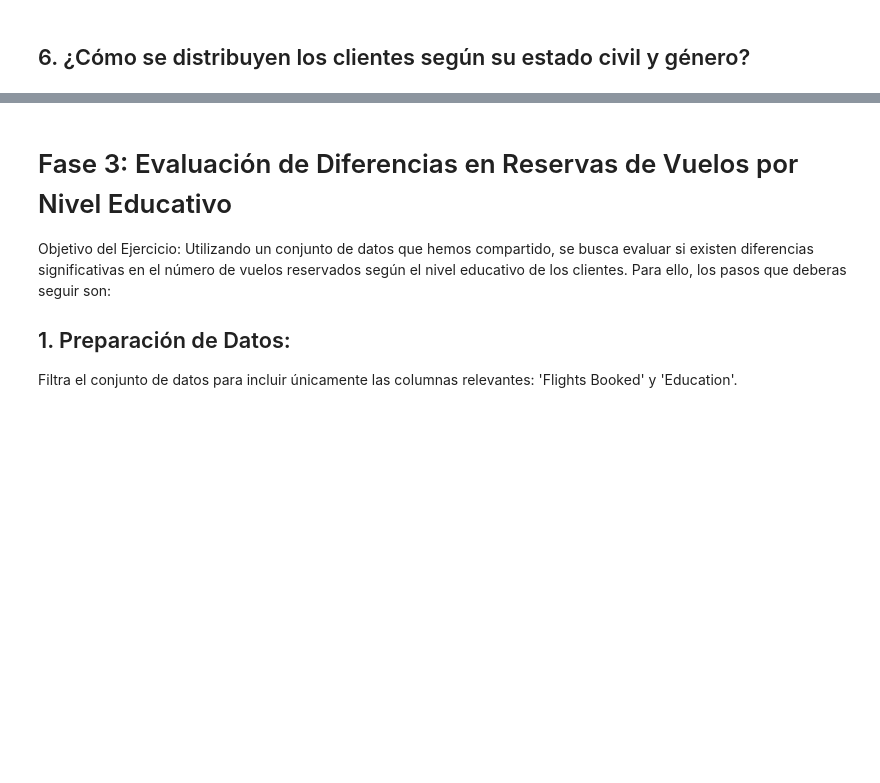
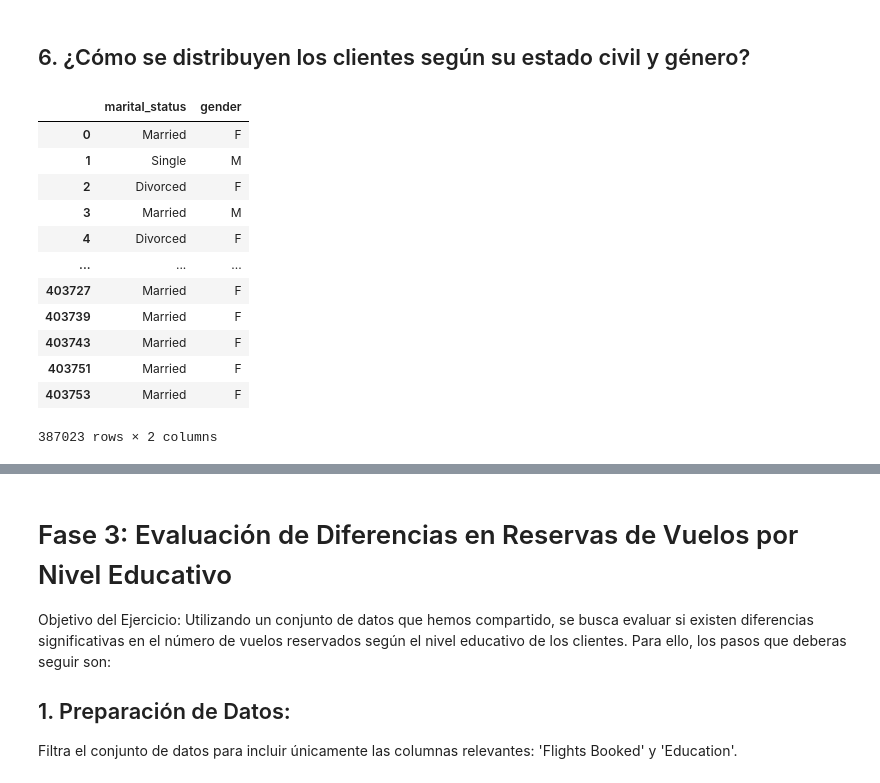
Before and after one commit to Adalab/bda-modulo-3-evaluacion-final-inesaag, a Jupyter notebook: evaluacion.ipynb, the cells around one changed output, grey strips where cells are left out. Saved outputs shown, nothing was run; the diff lists cells and outputs as text; code cells hidden in the pictures; blank space fills up the shorter version.

```diff
--- a/evaluacion.ipynb
+++ b/evaluacion.ipynb
@@ -671,2 +708,19 @@ A mayor nivel educativo mayor es el promedio del salario. Siguiendo esta teoría
 # %% [markdown]
 ## 6. ¿Cómo se distribuyen los clientes según su estado civil y género?
+# %%
+df_marital = df_completo[df_completo['loyalty_number'].duplicated(keep='last')][['marital_status','gender']]
+df_marital
+# %% [output]
+|  | marital_status | gender |
+| 0 | Married | F |
+| 1 | Single | M |
+| 2 | Divorced | F |
+| 3 | Married | M |
+| 4 | Divorced | F |
+| ... | ... | ... |
+| 403727 | Married | F |
+| 403739 | Married | F |
+| 403743 | Married | F |
+| 403751 | Married | F |
+| 403753 | Married | F |
+387023 rows × 2 columns
```
Also changed, not shown: parts of 7 cells of this notebook.
